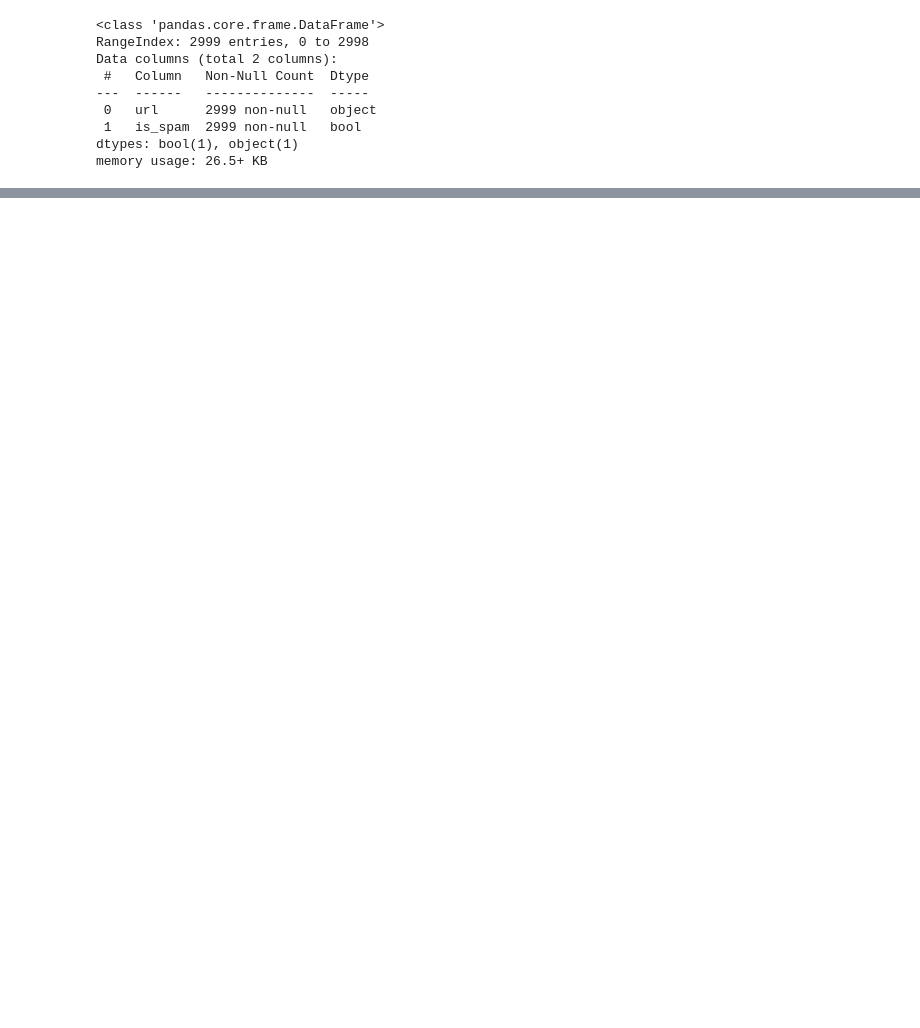
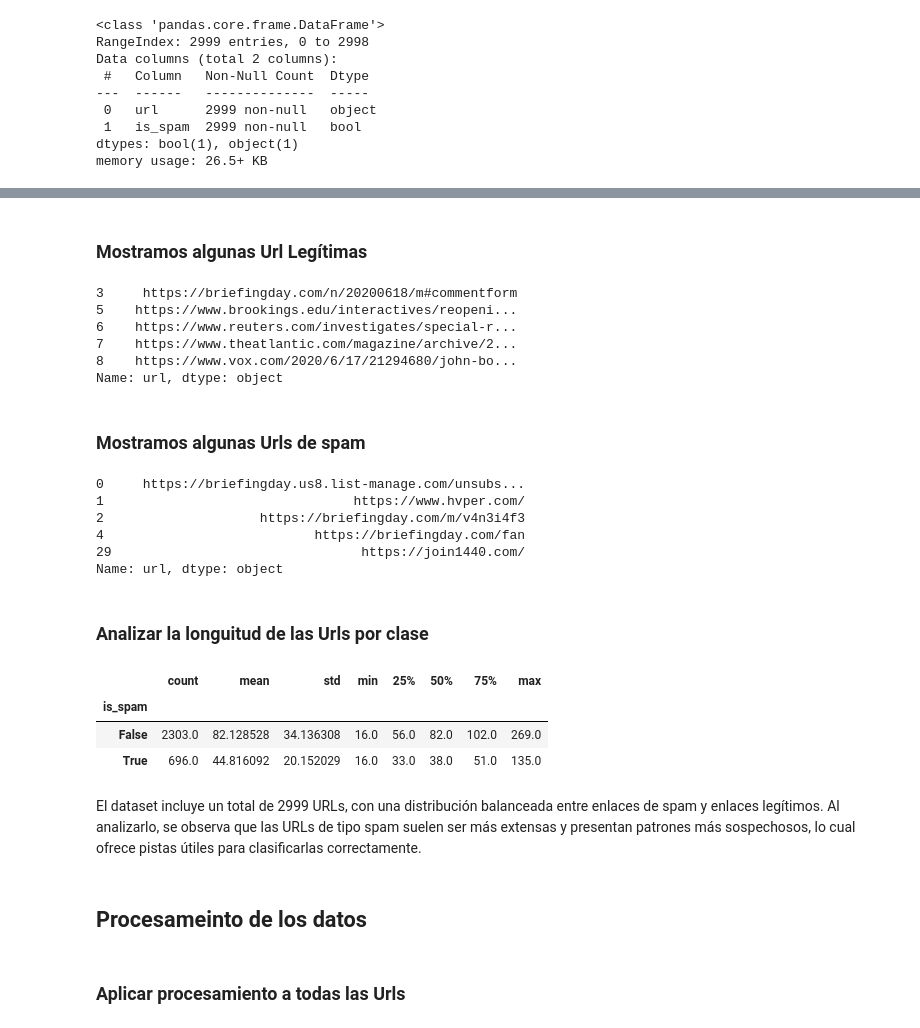
Before and after one commit to 4GeeksAcademy/infoasir20-primer-algoritmo, a Jupyter notebook: src/12-nlp.ipynb, the cells around one changed output, grey strips where cells are left out. Saved outputs shown, nothing was run; the diff lists cells and outputs as text; code cells hidden in the pictures; blank space fills up the shorter version.

Commit message:
no queda nada para terminar

```diff
--- a/src/12-nlp.ipynb
+++ b/src/12-nlp.ipynb
@@ -63,0 +123,36 @@ memory usage: 26.5+ KB
+# %% [markdown]
+### Mostramos algunas Url Legítimas
+# %%
+df[df['is_spam'] == 0]['url'].head()
+# %% [output]
+3     https://briefingday.com/n/20200618/m#commentform
+5    https://www.brookings.edu/interactives/reopeni...
+6    https://www.reuters.com/investigates/special-r...
+7    https://www.theatlantic.com/magazine/archive/2...
+8    https://www.vox.com/2020/6/17/21294680/john-bo...
+Name: url, dtype: object
+# %% [markdown]
+### Mostramos algunas Urls de spam
+# %%
+df[df['is_spam']== 1]['url'].head()
+# %% [output]
+0     https://briefingday.us8.list-manage.com/unsubs...
+1                                https://www.hvper.com/
+2                    https://briefingday.com/m/v4n3i4f3
+4                           https://briefingday.com/fan
+29                                https://join1440.com/
+Name: url, dtype: object
+# %% [markdown]
+### Analizar la longuitud de las Urls por clase
+# %%
+df['url_length'] = df['url'].str.len()
+df.groupby('is_spam')['url_length'].describe()
+# %% [output]
+|  | count | mean | std | min | 25% | 50% | 75% | max |
+| is_spam |  |  |  |  |  |  |  |  |
+| False | 2303.0 | 82.128528 | 34.136308 | 16.0 | 56.0 | 82.0 | 102.0 | 269.0 |
+| True | 696.0 | 44.816092 | 20.152029 | 16.0 | 33.0 | 38.0 | 51.0 | 135.0 |
+# %% [markdown]
+El dataset incluye un total de 2999 URLs, con una distribución balanceada entre enlaces de spam y enlaces legítimos. Al analizarlo, se observa que las URLs de tipo spam suelen ser más extensas y presentan patrones más sospechosos, lo cual ofrece pistas útiles para clasificarlas correctamente.
+# %% [markdown]
+## Procesameinto de los datos
@@ -63,0 +169,2 @@ memory usage: 26.5+ KB
+# %% [markdown]
+### Aplicar procesamiento a todas las Urls
```
Also changed, not shown: parts of 25 cells of this notebook.
